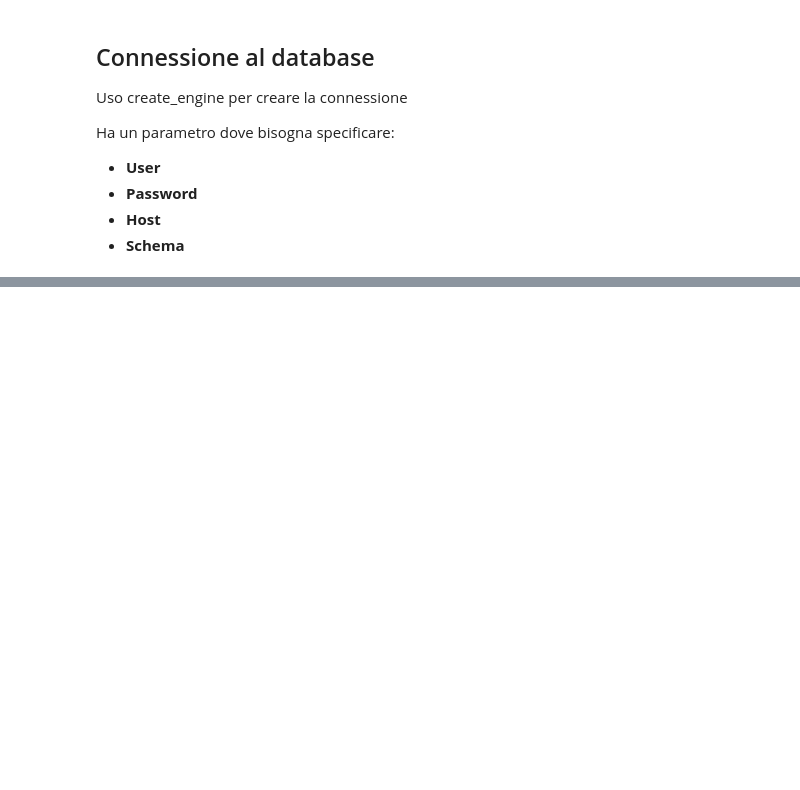
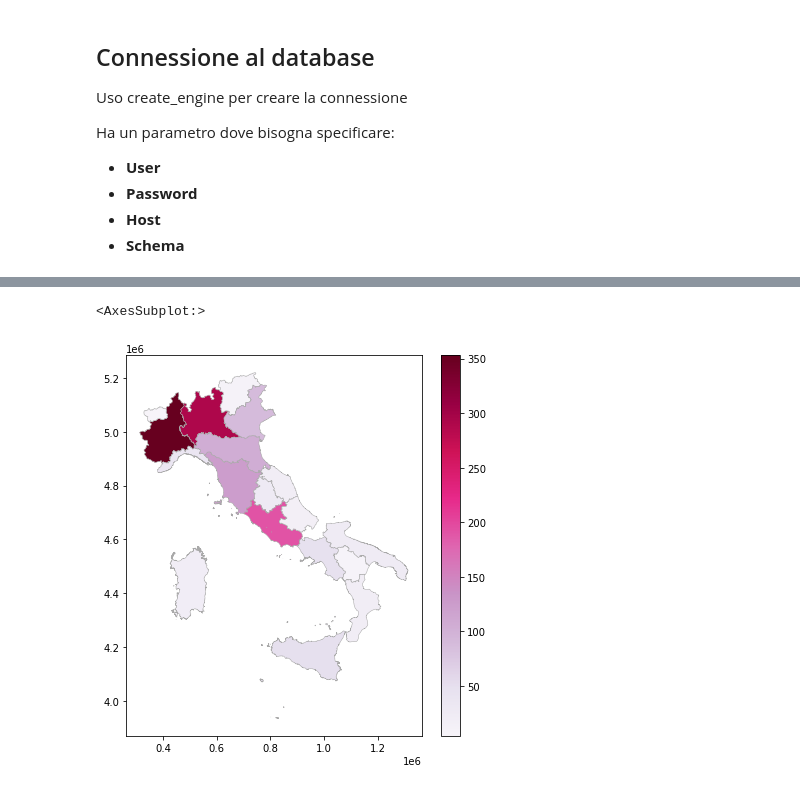
Before and after one commit to AlessandroCapici/Tesi_Triennale, a Jupyter notebook: Analisi dati.ipynb, the cells around one changed output, grey strips where cells are left out. Drawn from its saved outputs; the diff is of its cells as text; code cells hidden in the pictures; blank space fills up the shorter version.

```diff
--- a/Analisi dati.ipynb
+++ b/Analisi dati.ipynb
@@ -34,0 +88,10 @@ plt.imshow(a)
+# %%
+query="select state_location as DEN_REG, count(state) as n_progetti from l0  group by state_location"
+result_query=sql.read_sql_query(query,engine)
+# %%
+regioni_2020 = gpd.read_file('..\csv\istat\Limiti01012020\Reg01012020\Reg01012020_WGS84.shp')
+geo_progettiXregione = regioni_2020.merge(result_query,on="DEN_REG").reset_index()
+geo_progettiXregione.plot(column='n_progetti',cmap="PuRd", legend=True,edgecolor = "darkgrey", linewidth = 0.5, figsize=(7,7))
+# %% [output]
+<AxesSubplot:>
+[figure, added]
```
Also changed, not shown: parts of 14 cells of this notebook.
